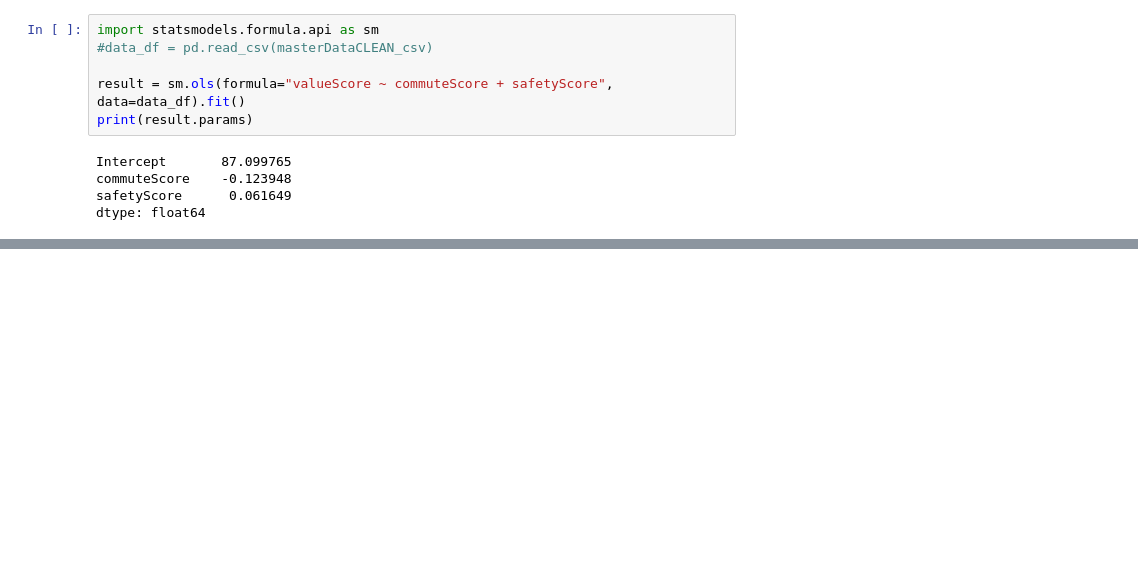
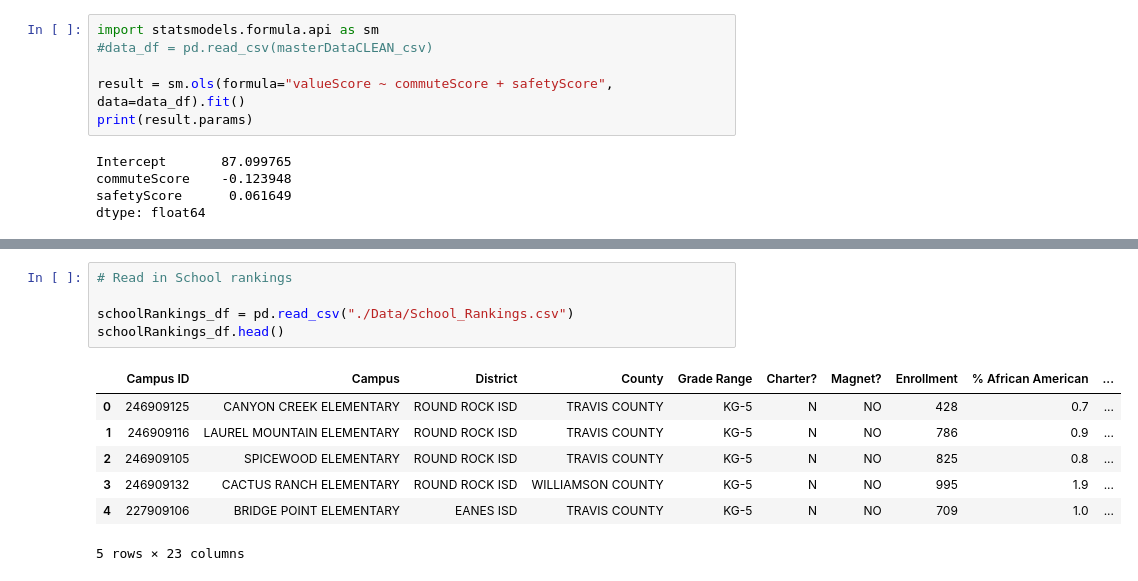
Before and after one commit to vlarie/EPIC_team5, a Jupyter notebook: EPICanalysis.ipynb, the cells around one changed output, grey strips where cells are left out. Cells and saved outputs as stored; diff of their text form; blank space fills up the shorter version.

Commit message:
analysis with school score data and analysis, regression does not include school data

```diff
--- a/EPICanalysis.ipynb
+++ b/EPICanalysis.ipynb
@@ -303,0 +312,13 @@ dtype: float64
+# %%
+# Read in School rankings
+
+schoolRankings_df = pd.read_csv("./Data/School_Rankings.csv")
+schoolRankings_df.head()
+# %% [output]
+|  | Campus ID | Campus | District | County | Grade Range | Charter? | Magnet? | Enrollment | % African American | ... |
+| 0 | 246909125 | CANYON CREEK ELEMENTARY | ROUND ROCK ISD | TRAVIS COUNTY | KG-5 | N | NO | 428 | 0.7 | ... |
+| 1 | 246909116 | LAUREL MOUNTAIN ELEMENTARY | ROUND ROCK ISD | TRAVIS COUNTY | KG-5 | N | NO | 786 | 0.9 | ... |
+| 2 | 246909105 | SPICEWOOD ELEMENTARY | ROUND ROCK ISD | TRAVIS COUNTY | KG-5 | N | NO | 825 | 0.8 | ... |
+| 3 | 246909132 | CACTUS RANCH ELEMENTARY | ROUND ROCK ISD | WILLIAMSON COUNTY | KG-5 | N | NO | 995 | 1.9 | ... |
+| 4 | 227909106 | BRIDGE POINT ELEMENTARY | EANES ISD | TRAVIS COUNTY | KG-5 | N | NO | 709 | 1.0 | ... |
+5 rows × 23 columns
```
Also changed, not shown: parts of 18 cells of this notebook, 11 other files.
